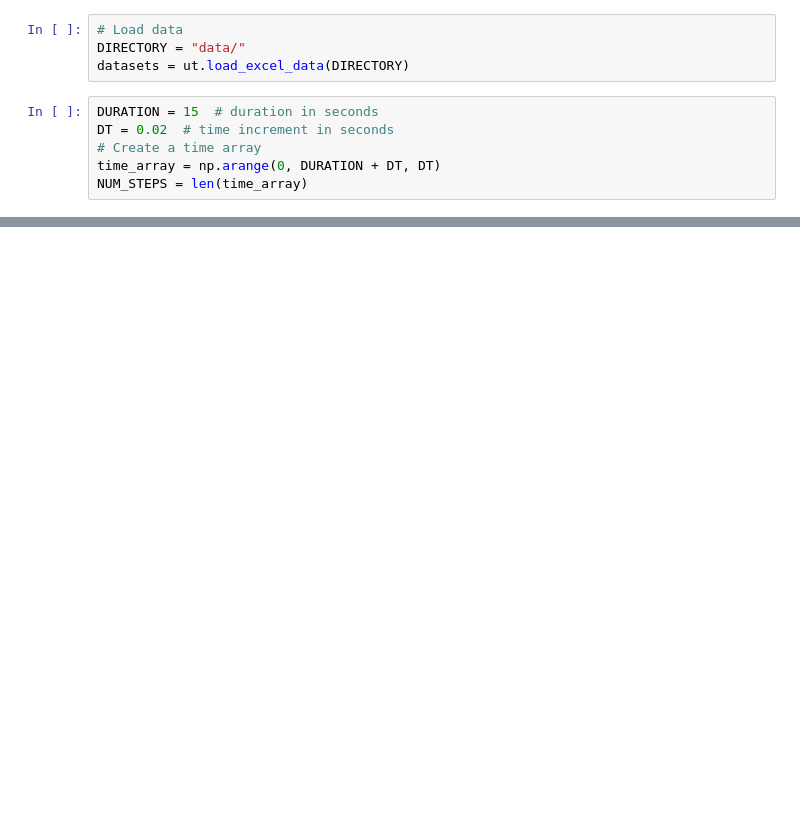
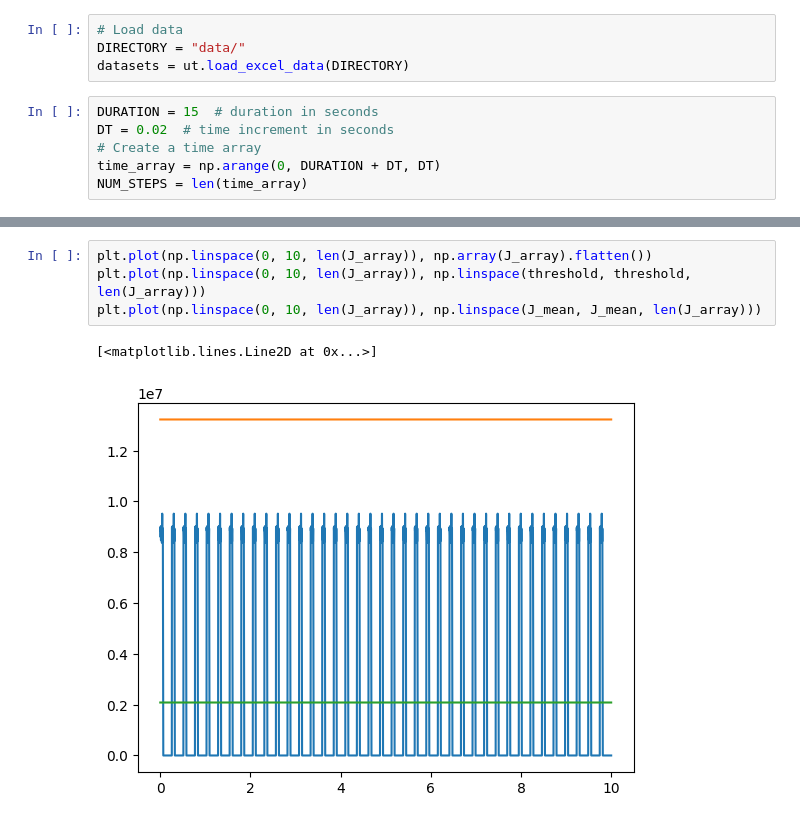
Before and after one commit to Cristian-Napitupulu/fault_detection_ws, a Jupyter notebook: calculate_threshold.ipynb, the cells around one changed output, grey strips where cells are left out. Drawn from its saved outputs; the diff is of its cells as text; blank space fills up the shorter version.

```diff
--- a/calculate_threshold.ipynb
+++ b/calculate_threshold.ipynb
@@ -129,0 +163,7 @@ print(f"Threshold for fault detection: {threshold}")
+# %%
+plt.plot(np.linspace(0, 10, len(J_array)), np.array(J_array).flatten())
+plt.plot(np.linspace(0, 10, len(J_array)), np.linspace(threshold, threshold, len(J_array)))
+plt.plot(np.linspace(0, 10, len(J_array)), np.linspace(J_mean, J_mean, len(J_array)))
+# %% [output]
+[<matplotlib.lines.Line2D at 0x...>]
+[figure, added]
```
Also changed, not shown: parts of 11 cells of this notebook, 4 other files.
